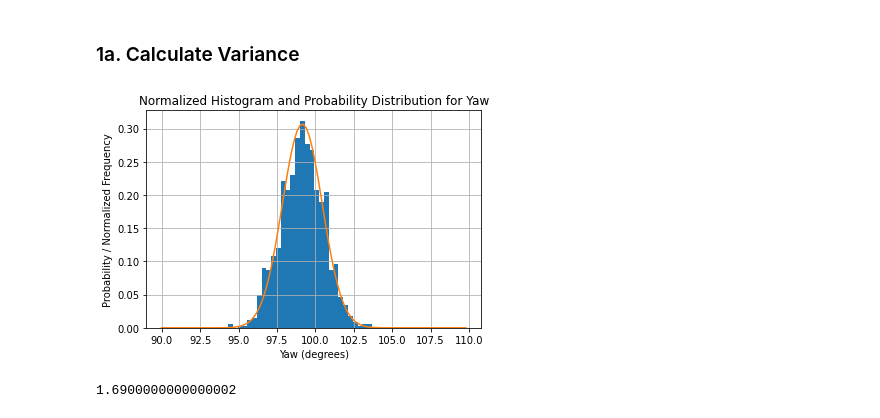
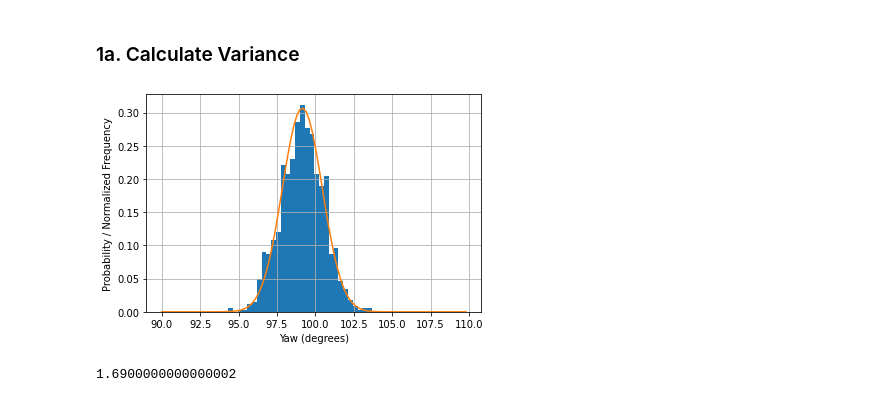
Before and after one commit to daphne-poon/e205, a Jupyter notebook: labs/lab2/Lab2.ipynb, the cells around one changed output. Drawn from its saved outputs; the diff is of its cells as text; code cells hidden in the pictures.

```diff
--- a/labs/lab2/Lab2.ipynb
+++ b/labs/lab2/Lab2.ipynb
@@ -17,16 +17,18 @@ df_08_52_01 = pd.read_csv('data/2020-02-08_08_52_01.csv')
 # %%
 hist = df_08_22_47.hist(bins=30, column="Yaw(degrees)", density=True)
 sigma = 1.3
 mu = 99.15
 x_axis = np.arange(90, 110, 0.2)
 
 plt.ylabel("Probability / Normalized Frequency")
 plt.xlabel("Yaw (degrees)")
-plt.title("Normalized Histogram and Probability Distribution for Yaw")
+# plt.title("Normalized Histogram and Probability Distribution for Yaw")
+
+plt.title("")
 plt.plot(x_axis, norm.pdf(x_axis,mu,sigma))
 plt.show()
 # %% [output]
-[figure, old version]
+[figure, new version]
 # %%
 ## variance = 1.69
 variance = (sigma)**2
```
Also changed, not shown: parts of 6 cells of this notebook, 1 other file.
